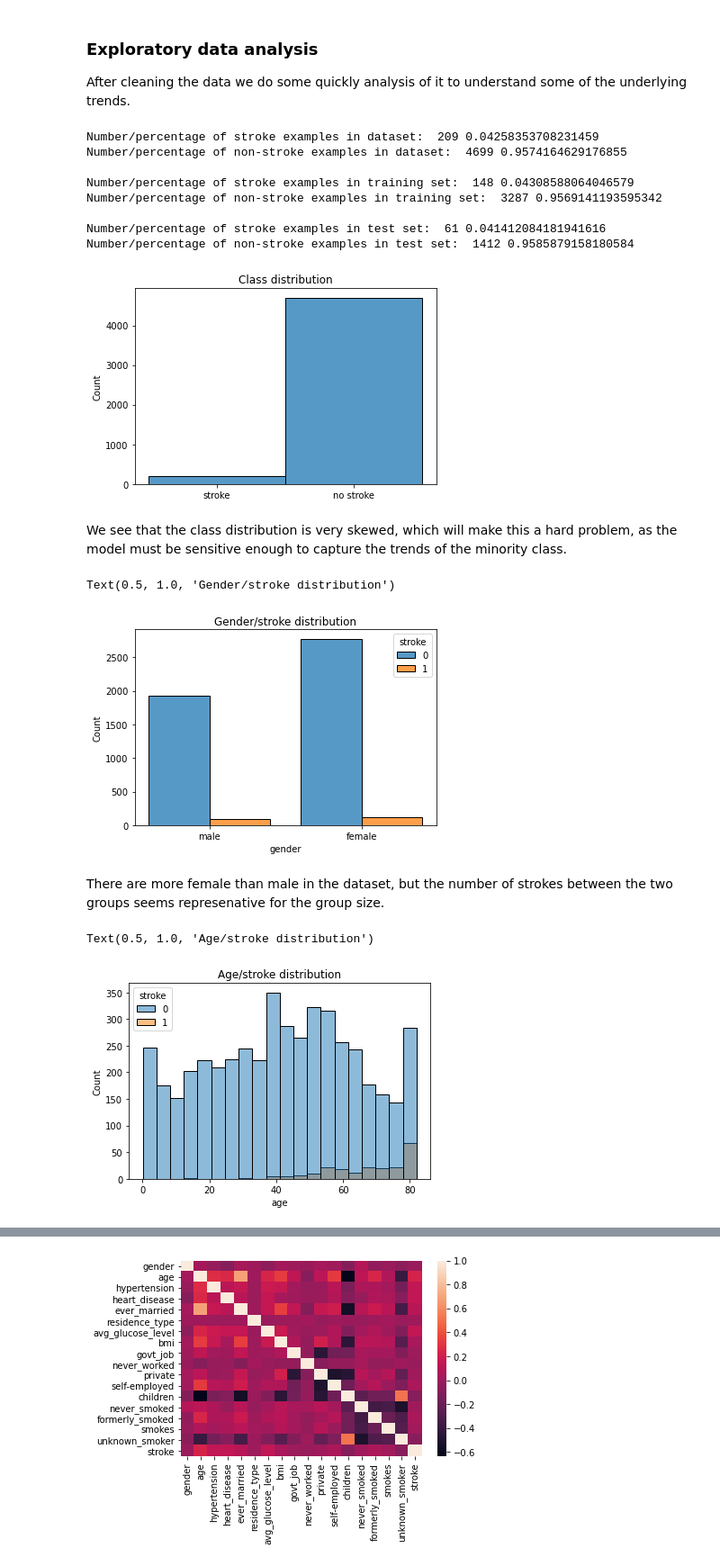
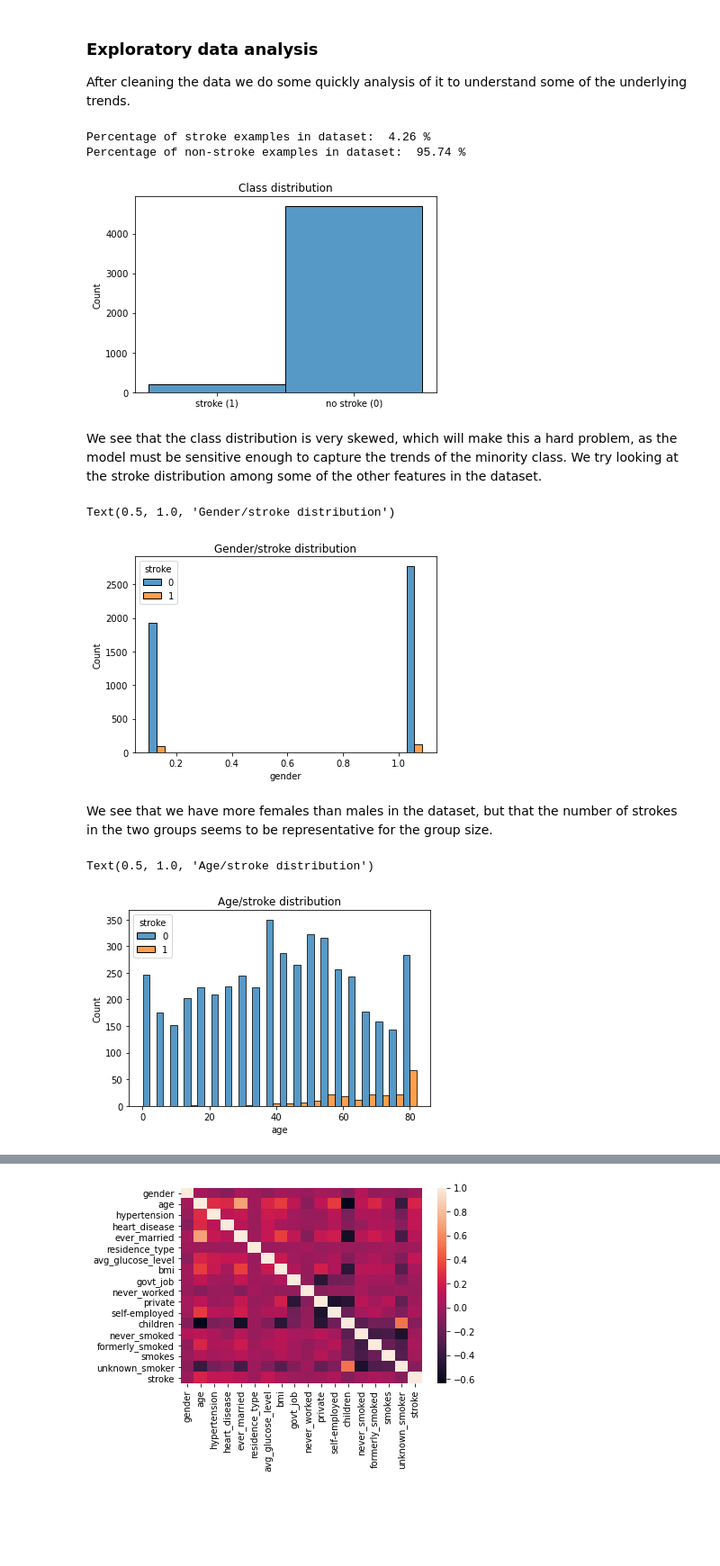
Before and after one commit to ebbeberge/stroke-classification, a Jupyter notebook: ensemble_methods.ipynb, the cells around one changed output, grey strips where cells are left out. Shown at 90% size. Drawn from its saved outputs; the diff is of its cells as text; code cells hidden in the pictures; blank space fills up the shorter version.

```diff
--- a/ensemble_methods.ipynb
+++ b/ensemble_methods.ipynb
@@ -44,44 +47,30 @@ x_train, x_test, y_train, y_test = train_test_split(x, y, test_size = test_size,
 ### Exploratory data analysis
 
 After cleaning the data we do some quickly analysis of it to understand some of the underlying trends.
-# %%
-print("Number/percentage of stroke examples in dataset: ", df[df.stroke == 1].shape[0], df[df.stroke == 1].shape[0]/df.shape[0])
-print("Number/percentage of non-stroke examples in dataset: ", df[df.stroke == 0].shape[0], df[df.stroke == 0].shape[0]/df.shape[0])
-print()
-print("Number/percentage of stroke examples in training set: ", x_train[y_train == 1].shape[0], x_train[y_train == 1].shape[0]/x_train.shape[0])
-print("Number/percentage of non-stroke examples in training set: ", x_train[y_train == 0].shape[0], x_train[y_train == 0].shape[0]/x_train.shape[0])
-print()
-print("Number/percentage of stroke examples in test set: ", x_test[y_test == 1].shape[0], x_test[y_test == 1].shape[0]/x_test.shape[0])
-print("Number/percentage of non-stroke examples in test set: ", x_test[y_test == 0].shape[0], x_test[y_test == 0].shape[0]/x_test.shape[0])
-# %% [output]
-Number/percentage of stroke examples in dataset:  209 0.04258353708231459
-Number/percentage of non-stroke examples in dataset:  4699 0.9574164629176855
-
-Number/percentage of stroke examples in training set:  148 0.04308588064046579
-Number/percentage of non-stroke examples in training set:  3287 0.9569141193595342
-
-Number/percentage of stroke examples in test set:  61 0.041412084181941616
-Number/percentage of non-stroke examples in test set:  1412 0.9585879158180584
+# %%
+print("Percentage of stroke examples in dataset: ", np.round(df[df.stroke == 1].shape[0]/df.shape[0]*100, 2), "%")
+print("Percentage of non-stroke examples in dataset: ", np.round(df[df.stroke == 0].shape[0]/df.shape[0]*100, 2), "%")
+# %% [output]
+Percentage of stroke examples in dataset:  4.26 %
+Percentage of non-stroke examples in dataset:  95.74 %
 # %%
-d = np.where(df.stroke == 1, "stroke", "no stroke")
+d = np.where(df.stroke == 1, "stroke (1)", "no stroke (0)")
 sns.histplot(data = d).set_title("Class distribution")
 plt.show()
 # %% [output]
-[figure, old version]
+[figure, new version]
 # %% [markdown]
-We see that the class distribution is very skewed, which will make this a hard problem, as the model must be sensitive enough to capture the trends of the minority class.
+We see that the class distribution is very skewed, which will make this a hard problem, as the model must be sensitive enough to capture the trends of the minority class. We try looking at the stroke distribution among some of the other features in the dataset.
 # %%
-a = df.copy()
-a.gender = np.where(df.gender == 1, "female", "male")
-sns.histplot(data=a, x="gender", hue="stroke", multiple="dodge", shrink=.8).set_title("Gender/stroke distribution")
+sns.histplot(data=df, x="gender", hue="stroke", multiple="dodge", shrink=.8).set_title("Gender/stroke distribution")
 # %% [output]
 Text(0.5, 1.0, 'Gender/stroke distribution')
-[figure, old version]
+[figure, new version]
 # %% [markdown]
-There are more female than male in the dataset, but the number of strokes between the two groups seems represenative for the group size.
+We see that we have more females than males in the dataset, but that the number of strokes in the two groups seems to be representative for the group size.
 # %%
-sns.histplot(data = df, x="age", hue="stroke").set_title("Age/stroke distribution")
+sns.histplot(data = df, x="age", hue="stroke", multiple="dodge").set_title("Age/stroke distribution")
 # %% [output]
 Text(0.5, 1.0, 'Age/stroke distribution')
-[figure, old version]
+[figure, new version]
 # %% [markdown]
```
Also changed, not shown: parts of 107 cells of this notebook.
